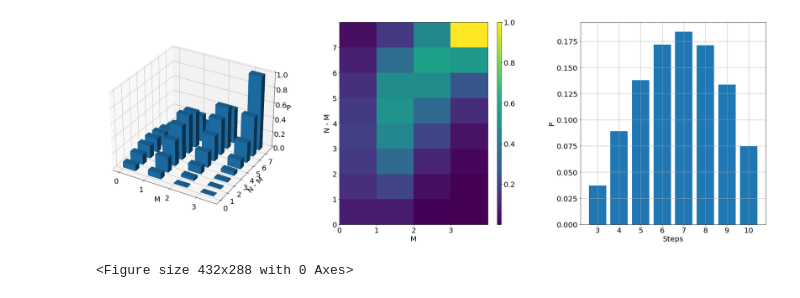
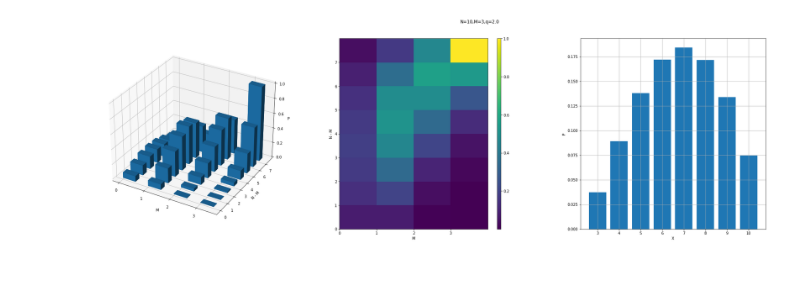
Before and after one commit to dachengx/nmq, a Jupyter notebook: nmq.ipynb, the cells around one changed output. Saved outputs shown, nothing was run; the diff lists cells and outputs as text; code cells hidden in the pictures; blank space fills up the shorter version.

```diff
--- a/nmq.ipynb
+++ b/nmq.ipynb
@@ -26,41 +28,40 @@ def f(N, M, q):
 # %%
 N = 10
 M = 3
-q = 2
+q = 2.0
 P = f(N, M, q)
 xpos, ypos = np.meshgrid(np.arange(M + 1), np.arange(N - M + 1), indexing='ij')
 xpos = xpos.ravel()
 ypos = ypos.ravel()
 zpos = 0
 
 dx = dy = 0.5 * np.ones_like(zpos)
 dz = P.ravel()
 
 plt.close()
 fig = plt.figure(figsize=(36, 9))
-gs = gridspec.GridSpec(1, 3, figure=fig, left=0.1, right=0.8, top=0.95, bottom=0.1, wspace=0.3, hspace=0.35)
+gs = gridspec.GridSpec(1, 3, figure=fig, left=0.1, right=0.8, top=0.9, bottom=0.1, wspace=0.3, hspace=0.35)
 ax0 = fig.add_subplot(gs[0, 0], projection='3d')
 ax0.bar3d(xpos, ypos, zpos, dx, dy, dz, zsort='average')
 ax0.set_xticks(np.arange(M + 1))
 ax0.set_yticks(np.arange(N - M + 1))
 ax0.set_xlabel('M')
 ax0.set_ylabel('N - M')
 ax0.set_zlabel('P')
 ax1 = fig.add_subplot(gs[0, 1])
 im = ax1.pcolormesh(np.arange(M + 2), np.arange(N - M + 2), P.T)
 ax1.set_xticks(np.arange(M + 1))
 ax1.set_yticks(np.arange(N - M + 1))
 ax1.set_xlabel('M')
 ax1.set_ylabel('N - M')
 fig.colorbar(im, ax=ax1, aspect=50)
 ax2 = fig.add_subplot(gs[0, 2])
 ax2.bar(np.arange(N - M + 1) + M, P[0][::-1] / P[0].sum())
 ax2.set_xticks(np.arange(N - M + 1) + M)
-ax2.set_xlabel('Steps')
+ax2.set_xlabel('X')
 ax2.set_ylabel('P')
 ax2.grid()
-plt.show()
+fig.suptitle('N={},M={},q={}'.format(N, M, q))
 plt.savefig('nmq.png')
 # %% [output]
-[figure, old version]
+[figure, new version]
-<Figure size 432x288 with 0 Axes>
```
Also changed, not shown: parts of 1 cell of this notebook, 2 other files.
